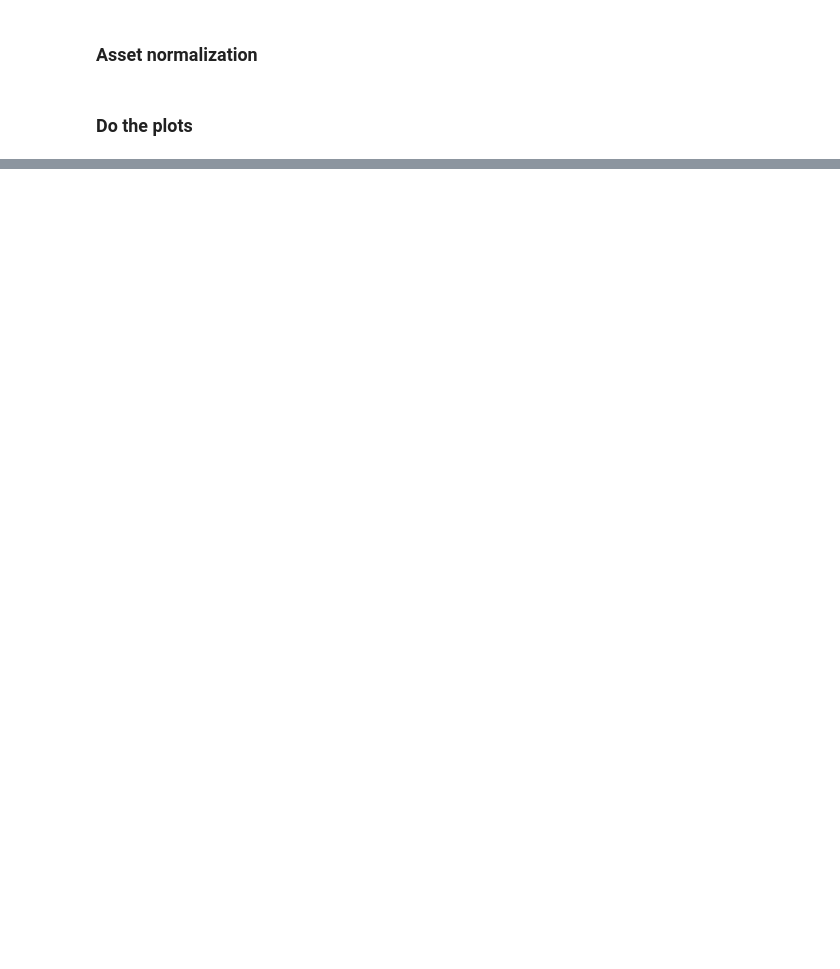
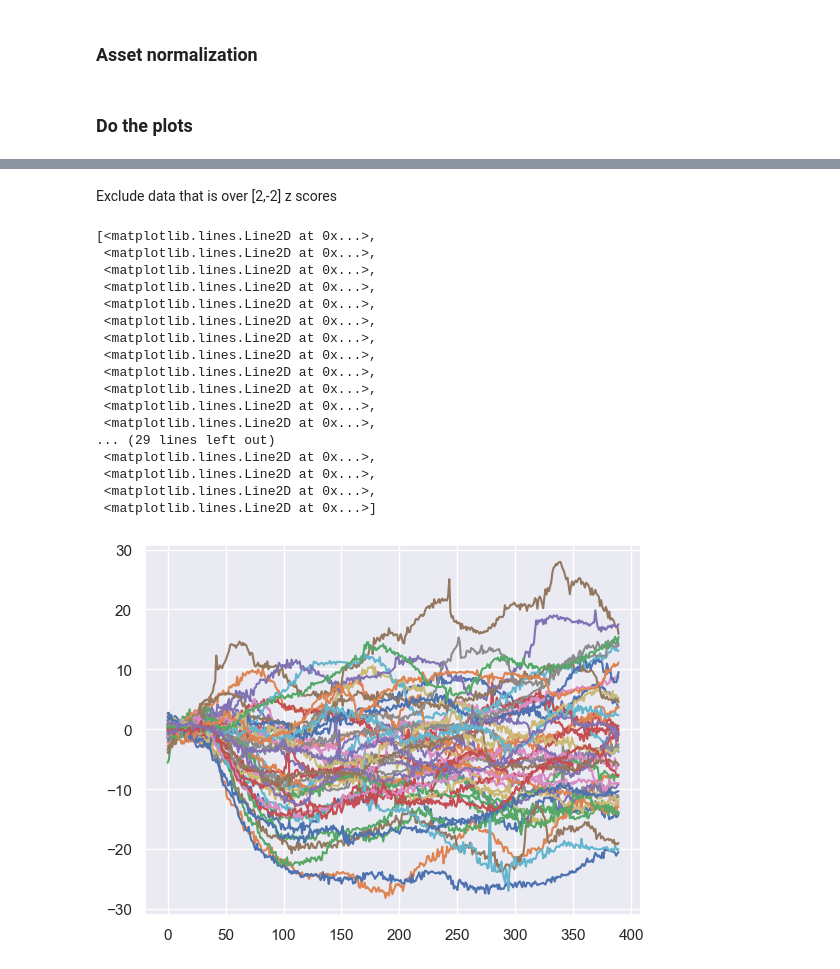
Before and after one commit to Rockyneuron/pupil_labs_analysis, a Jupyter notebook: analysis/pupillometry_analysis_2.ipynb, the cells around one changed output, grey strips where cells are left out. Drawn from its saved outputs; the diff is of its cells as text; code cells hidden in the pictures; blank space fills up the shorter version.

```diff
--- a/analysis/pupillometry_analysis_2.ipynb
+++ b/analysis/pupillometry_analysis_2.ipynb
@@ -230,0 +330,28 @@ Text(0, 0.5, 'speed (s)')
+# %% [markdown]
+Exclude data that is over [2,-2] z scores
+# %%
+pupil_zscore=nm.normalize(values=pupil_events_matrix.reshape(pupil_events_matrix.size),
+                                            type='z_score').reshape(pupil_events_matrix.shape)
+
+fig, ax=plt.subplots(1,2)
+ax.plot(pupil_zscore[window,:])
+ax.plot(pupil_zscore[window,])
+# %% [output]
+[<matplotlib.lines.Line2D at 0x...>,
+ <matplotlib.lines.Line2D at 0x...>,
+ <matplotlib.lines.Line2D at 0x...>,
+ <matplotlib.lines.Line2D at 0x...>,
+ <matplotlib.lines.Line2D at 0x...>,
+ <matplotlib.lines.Line2D at 0x...>,
+ <matplotlib.lines.Line2D at 0x...>,
+ <matplotlib.lines.Line2D at 0x...>,
+ <matplotlib.lines.Line2D at 0x...>,
+ <matplotlib.lines.Line2D at 0x...>,
+ <matplotlib.lines.Line2D at 0x...>,
+ <matplotlib.lines.Line2D at 0x...>,
+... (29 lines left out)
+ <matplotlib.lines.Line2D at 0x...>,
+ <matplotlib.lines.Line2D at 0x...>,
+ <matplotlib.lines.Line2D at 0x...>,
+ <matplotlib.lines.Line2D at 0x...>]
+[figure, added]
```
Also changed, not shown: parts of 21 cells of this notebook, 1 other file.
